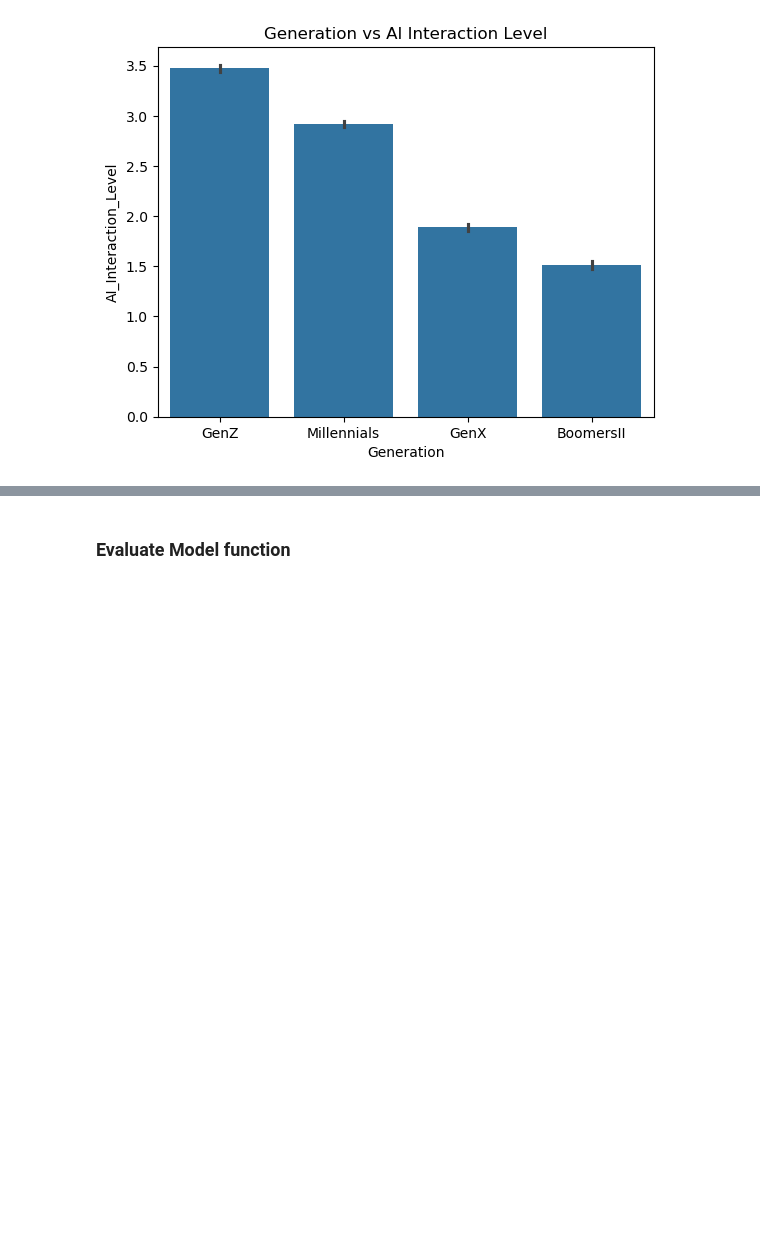
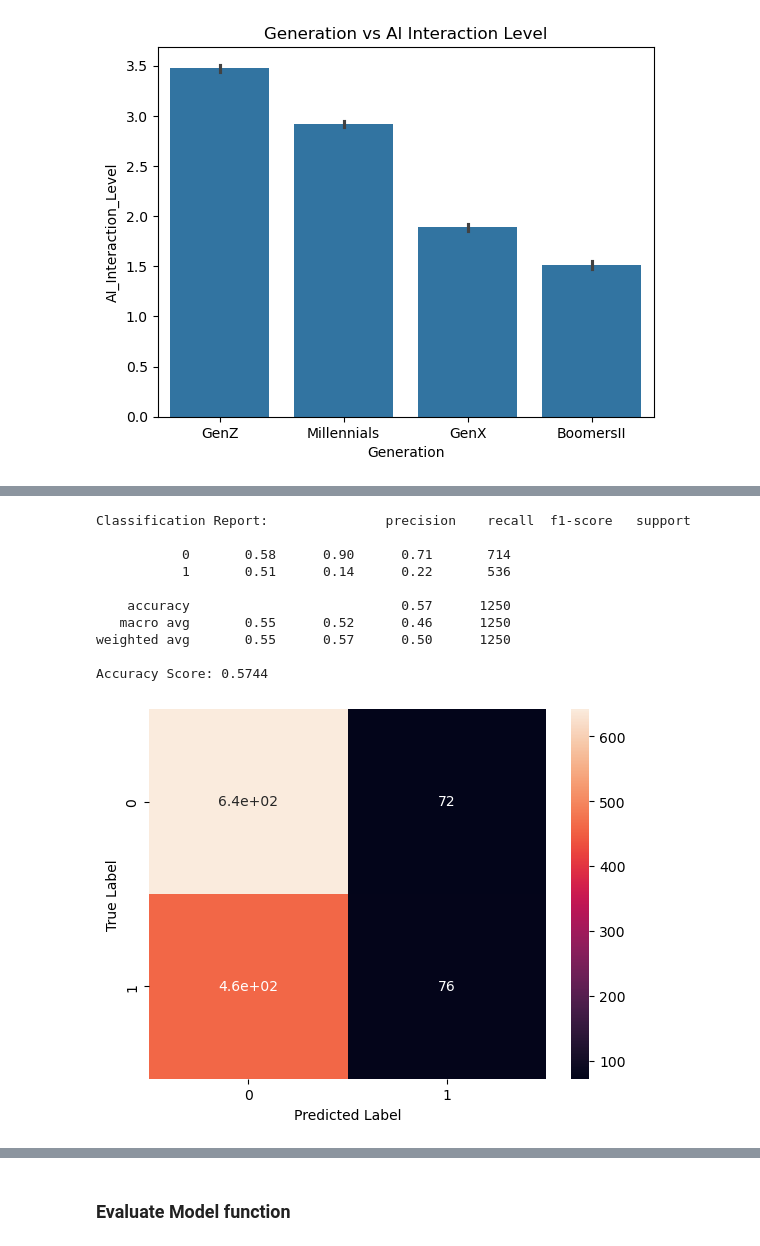
Before and after one commit to alim0118/customer-churn-predictor, a Jupyter notebook: Churn_Predictor.ipynb, the cells around one changed output, grey strips where cells are left out. Saved outputs shown, nothing was run; the diff lists cells and outputs as text; code cells hidden in the pictures; blank space fills up the shorter version.

```diff
--- a/Churn_Predictor.ipynb
+++ b/Churn_Predictor.ipynb
@@ -208,0 +245,26 @@ plt.show()
+# %%
+# filter selected predictors
+X_train_sel = X_train[['AI_Interaction_Level', 'Satisfaction_with_AI_Services', 'AI_Response_Time', 'Customer_Service_Interactions']]
+# %%
+X_test = test.drop("Customer_Churn", axis=1)
+Y_test = test["Customer_Churn"]
+
+X_test_sel = X_test[['AI_Interaction_Level', 'Satisfaction_with_AI_Services', 'AI_Response_Time', 'Customer_Service_Interactions']]
+# %%
+svc.fit(X_train_sel, Y_train)
+y_pred = svc.predict(X_test_sel)
+# %%
+print_classification_report(Y_test, y_pred)
+print_conf_matrix(Y_test, y_pred)
+# %% [output]
+Classification Report:               precision    recall  f1-score   support
+
+           0       0.58      0.90      0.71       714
+           1       0.51      0.14      0.22       536
+
+    accuracy                           0.57      1250
+   macro avg       0.55      0.52      0.46      1250
+weighted avg       0.55      0.57      0.50      1250
+
+Accuracy Score: 0.5744
+[figure, added]
```
Also changed, not shown: parts of 14 cells of this notebook.
